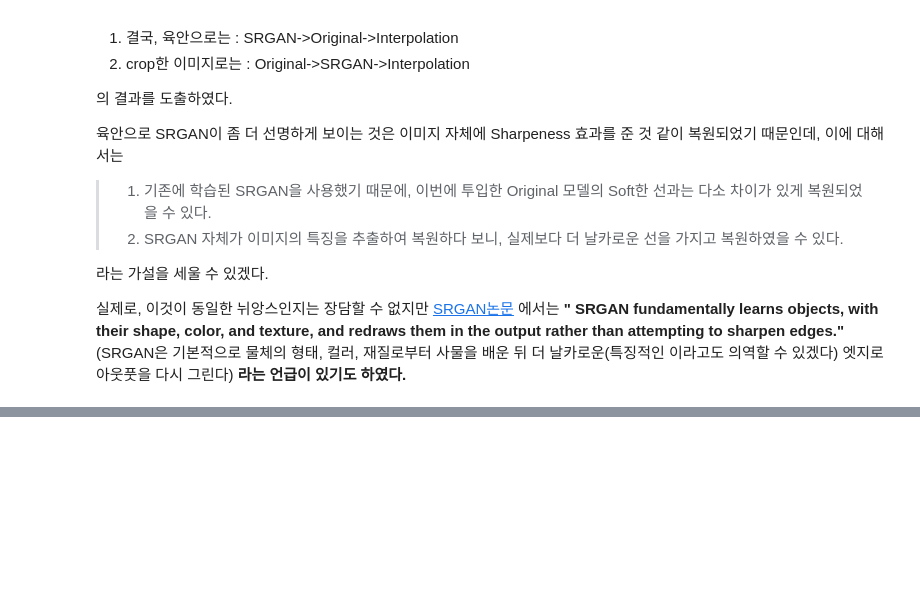
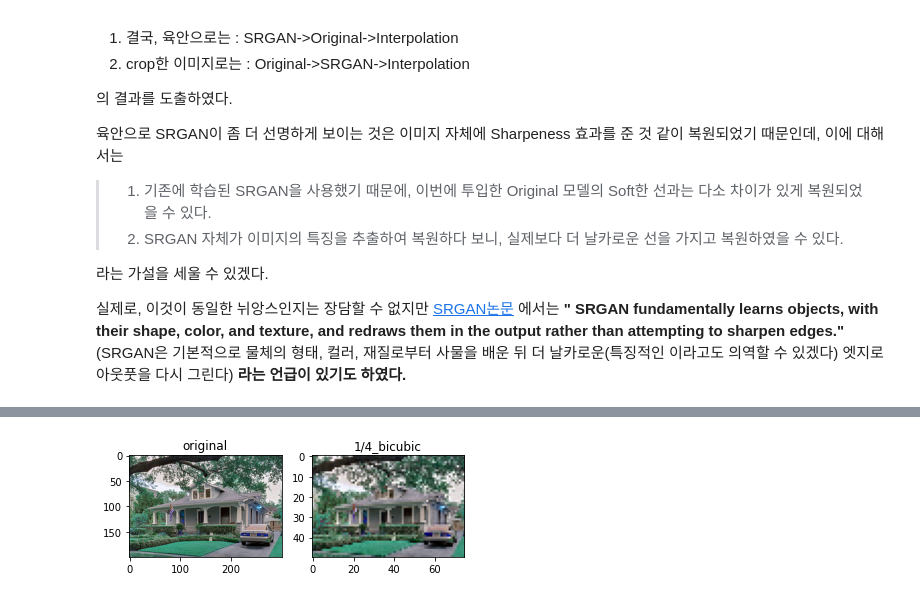
Before and after one commit to JeongeunJPark/AIFFEL_EX16_SRCNN, a Jupyter notebook: Exploration 16_흐린 사진을 선명하게.ipynb, the cells around one changed output, grey strips where cells are left out. Drawn from its saved outputs; the diff is of its cells as text; code cells hidden in the pictures; blank space fills up the shorter version.

```diff
--- a/Exploration 16_흐린 사진을 선명하게.ipynb
+++ b/Exploration 16_흐린 사진을 선명하게.ipynb
@@ -205,0 +224,13 @@ them in the output rather than attempting to sharpen edges."__  (SRGAN은 기본
+# %%
+#원래 가로/세로 픽셀은 200*300이므로
+bicubic_low_origin = cv2.resize(low_origin, dsize=(75,50), interpolation=cv2.INTER_CUBIC)
+
+images=[low_origin, bicubic_low_origin]
+titles=['original', '1/4_bicubic']
+
+for i, (image, title) in enumerate(zip(images, titles)):
+    plt.subplot(1,2,i+1)
+    plt.imshow(image)
+    plt.title(title, fontsize=12)
+# %% [output]
+[figure, added]
```
Also changed, not shown: parts of 16 cells of this notebook, 2 other files.
